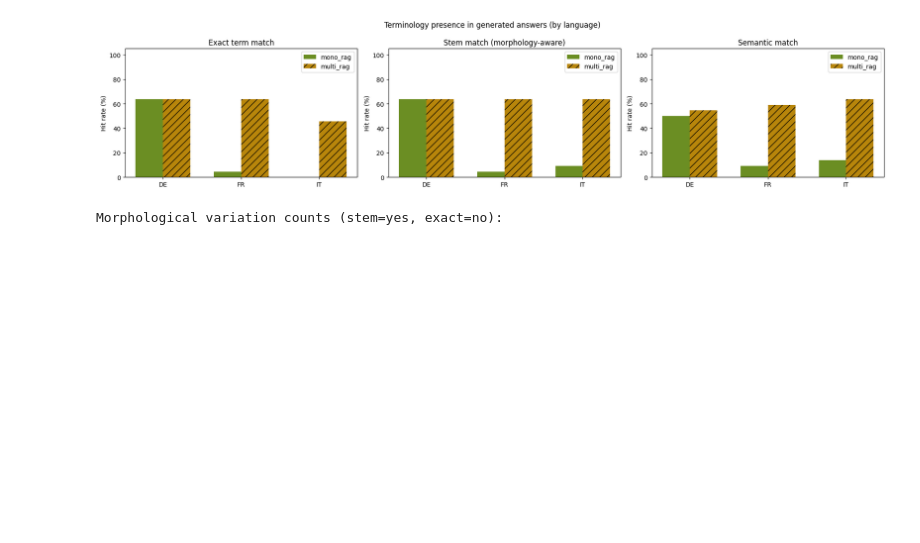
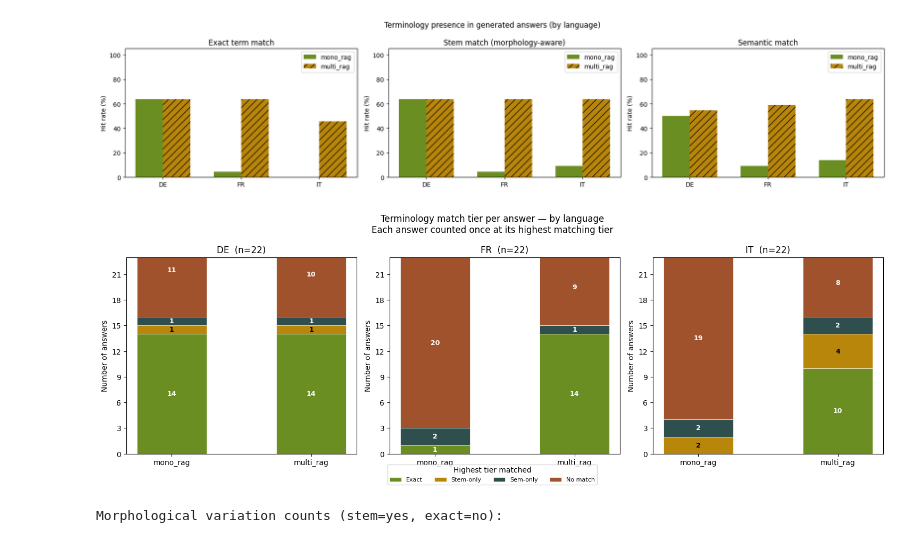
Before and after one commit to WpnSta/CAS_Project_tRAG, a Jupyter notebook: notebooks/05_QA_evaluation.ipynb, the cells around one changed output. Drawn from its saved outputs; the diff is of its cells as text; code cells hidden in the pictures; blank space fills up the shorter version.

```diff
--- a/notebooks/evaluation.ipynb
+++ b/notebooks/05_QA_evaluation.ipynb
@@ -659,6 +660,89 @@ else:
     plt.tight_layout(); plt.show()
 # %% [output]
 [figure]
+# %%
+# Chart: match-tier breakdown per answer, split by language
+#
+# Each answer is assigned to its highest matching tier (mutually exclusive):
+#   Exact     — case-insensitive substring hit
+#   Stem-only — morphological match but not exact
+#   Sem-only  — LLM semantic match but not stem/exact
+#   No match  — none of the above
+if not RUN_TERMINOLOGY:
+    print("RUN_TERMINOLOGY is False — skipping.")
+else:
+    if "df_t" not in dir():
+        if RESULTS_EXPORT.exists():
+            df_t = pd.read_csv(RESULTS_EXPORT)
+            print(f"Loaded terminology results from {RESULTS_EXPORT}")
+        else:
+            raise FileNotFoundError(
+                f"{RESULTS_EXPORT} not found. Run the terminology cell with RUN_TERMINOLOGY=True first."
+            )
+
+    TIERS      = ["Exact", "Stem-only", "Sem-only", "No match"]
+    COLORS     = ["olivedrab", "darkgoldenrod", "darkslategray", "sienna"]
+    TXT_COLORS = ["white", "black", "white", "white"]
+
+    def _tier_counts(df_sub, suffix):
+        exact = df_sub[f"exact_{suffix}"].astype(bool)
+        stem  = df_sub[f"stem_{suffix}"].astype(bool)
+        sem   = pd.to_numeric(df_sub[f"sem_{suffix}"], errors="coerce").fillna(0).astype(bool)
+        return {
+            "Exact":     int(exact.sum()),
+            "Stem-only": int((stem & ~exact).sum()),
+            "Sem-only":  int((sem & ~stem).sum()),
+            "No match":  int((~sem).sum()),
+        }
+
+    langs = sorted(df_t["Language"].unique())
+    fig, axes = plt.subplots(1, len(langs), figsize=(5 * len(langs), 5))
+    if len(langs) == 1:
+        axes = [axes]
+
+    bar_x = np.array([0, 1])
+    bar_w = 0.5
+    legend_handles = []
+
+    for ax, lang in zip(axes, langs):
+        df_lang = df_t[df_t["Language"] == lang]
+        n = len(df_lang)
+        mono_c  = _tier_counts(df_lang, "mono")
+        multi_c = _tier_counts(df_lang, "multi")
+
+        bottoms = np.zeros(2)
+        for tier, color, tc in zip(TIERS, COLORS, TXT_COLORS):
+            vals = np.array([mono_c[tier], multi_c[tier]])
+            bars = ax.bar(bar_x, vals, bottom=bottoms, color=color,
+                          label=tier, width=bar_w, edgecolor="white", linewidth=0.5)
+            if ax is axes[0]:
+                legend_handles.append(bars[0])
+            for bar, v in zip(bars, vals):
+                if v >= 1:
+                    yc = bar.get_y() + bar.get_height() / 2
+                    ax.text(bar.get_x() + bar.get_width() / 2, yc,
+                            str(v), ha="center", va="center",
+                            fontsize=9, color=tc, fontweight="bold")
+            bottoms += vals
+
+        ax.set_xticks(bar_x)
+        ax.set_xticklabels(["mono_rag", "multi_rag"])
+        ax.set_title(f"{lang.upper()}  (n={n})")
+        ax.set_ylabel("Number of answers")
+        ax.set_ylim(0, n + 1)
+        ax.yaxis.set_major_locator(plt.MaxNLocator(integer=True))
+
+    fig.legend(legend_handles, TIERS, loc="lower center", ncol=4,
+               fontsize=8, title="Highest tier matched",
+               bbox_to_anchor=(0.5, -0.05))
+    plt.suptitle(
+        "Terminology match tier per answer — by language\n"
+        "Each answer counted once at its highest matching tier"
+    )
+    plt.tight_layout()
+    plt.show()
+# %% [output]
+[figure, added]
 # %%
 # Gap analysis using stem match as the linguistically appropriate baseline.
 #
```
Also changed, not shown: parts of 3 cells of this notebook, 1 other file.
